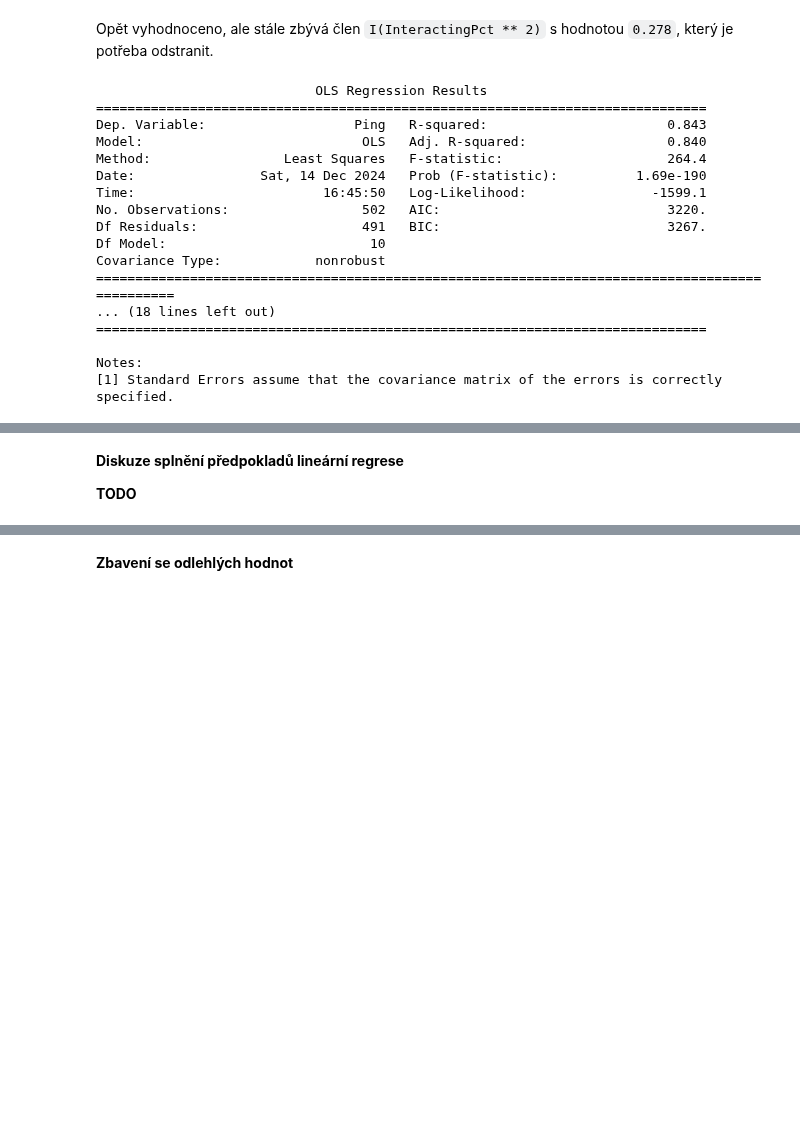
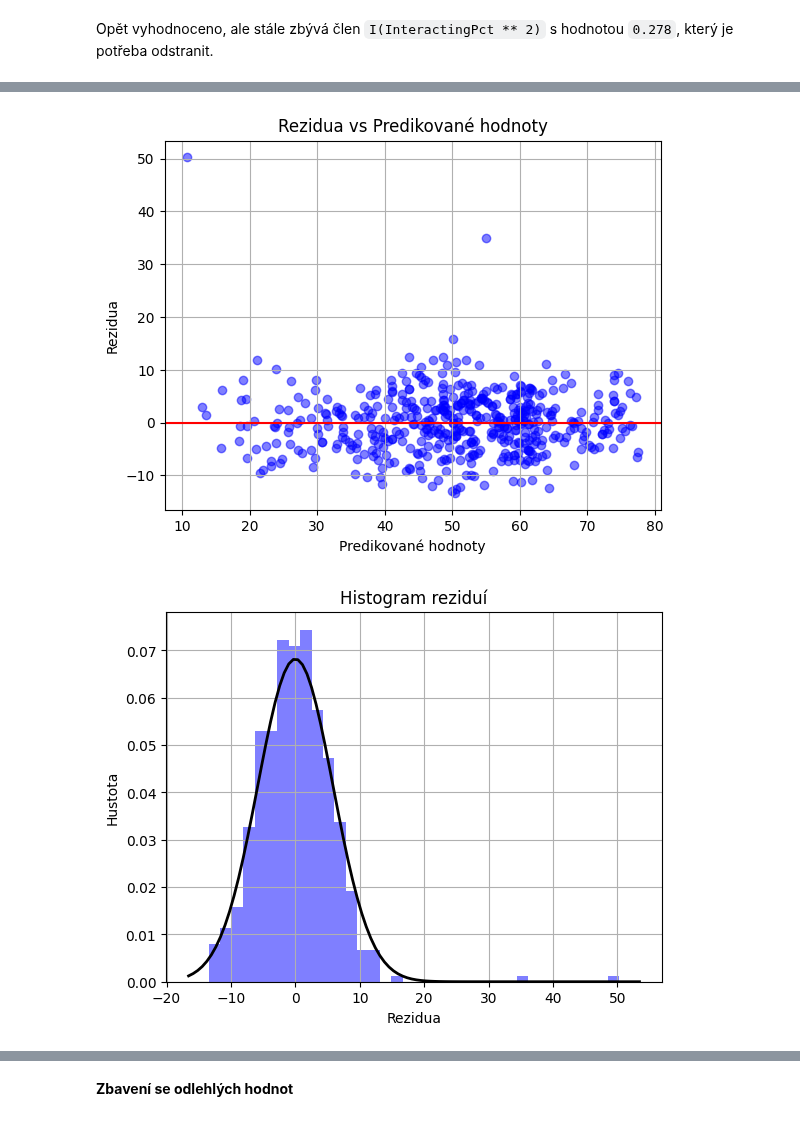
Before and after one commit to MOONYROS/VUT-MSP-projects, a Jupyter notebook: proj2/proj2.ipynb, the cells around one changed output, grey strips where cells are left out. Saved outputs shown, nothing was run; the diff lists cells and outputs as text; code cells hidden in the pictures; blank space fills up the shorter version.

```diff
--- a/proj2/proj2.ipynb
+++ b/proj2/proj2.ipynb
@@ -524,29 +525,41 @@ Notes:
 [1] Standard Errors assume that the covariance matrix of the errors is correctly specified.
 # %% [markdown]
 Opět vyhodnoceno, ale stále zbývá člen `I(InteractingPct ** 2)` s hodnotou `0.278`, který je potřeba odstranit.
-# %%
-formula = (
-    'Ping ~ ActiveUsers + InteractingPct + MacOS + Windows + iOS +'
-    'I(ActiveUsers**2) + ActiveUsers:InteractingPct + ActiveUsers:MacOS + ActiveUsers:Windows + ActiveUsers:iOS'
-)
-
-result, model = evaluate_model(df, formula)
-print(result.summary())
-# %% [output]
-                            OLS Regression Results
-==============================================================================
-Dep. Variable:                   Ping   R-squared:                       0.843
-Model:                            OLS   Adj. R-squared:                  0.840
-Method:                 Least Squares   F-statistic:                     264.4
-Date:                Sat, 14 Dec 2024   Prob (F-statistic):          1.69e-190
-Time:                        16:45:50   Log-Likelihood:                -1599.1
-No. Observations:                 502   AIC:                             3220.
-Df Residuals:                     491   BIC:                             3267.
-Df Model:                          10
-Covariance Type:            nonrobust
-===============================================================================================
-... (18 lines left out)
-==============================================================================
-
-Notes:
-[1] Standard Errors assume that the covariance matrix of the errors is correctly specified.
+# %%
+formula = (
+    'Ping ~ ActiveUsers + InteractingPct + MacOS + Windows + iOS +'
+    'I(ActiveUsers**2) + ActiveUsers:InteractingPct + ActiveUsers:MacOS + ActiveUsers:Windows + ActiveUsers:iOS'
+)
+
+result, model = evaluate_model(df, formula)
+print(result.summary())
+
+# REZIDUA VS PREDIKOVANE HODNOTY
+plt.scatter(result.fittedvalues, result.resid, alpha=0.5, color='blue')
+
+plt.axhline(y=0, color='r', linestyle='-')
+plt.grid(True)
+plt.xlabel('Predikované hodnoty')
+plt.ylabel('Rezidua')
+plt.title('Rezidua vs Predikované hodnoty')
+plt.show()
+
+# HISTOGRAM REZIDUI
+plt.hist(result.resid, bins='auto', color='blue', alpha=0.5, density=True)
+
+xmin, xmax = plt.xlim()
+x = np.linspace(xmin, xmax, 100)
+p = stats.norm.pdf(x, np.mean(result.resid), np.std(result.resid))
+plt.plot(x, p, 'k', linewidth=2)
+plt.grid(True)
+plt.title("Histogram reziduí")
+plt.xlabel("Rezidua")
+plt.ylabel("Hustota")
+plt.show()
+
+# Q-Q GRAF
+qqplot(result.resid, line='s')
+plt.title('Q-Q graf')
+plt.grid(True)
+plt.show()
+# %% [output]
@@ -552,0 +583,2 @@ Notes:
+[figure, added]
+[figure, added]
@@ -572,7 +605,3 @@ $
     24.4186 \cdot ActiveUsers + 18.3647 \cdot InteractingPct + 8.7999 \cdot MacOS + 4.1936 \cdot Windows - 5.3112 \cdot iOS -
     9.9907 \cdot ActiveUsers^2 - 15.1484 \cdot ActiveUsers \cdot InteractingPct + 6.9549 \cdot ActiveUsers \cdot MacOS - 3.6108 \cdot ActiveUsers \cdot Windows - 5.0588 \cdot ActiveUsers \cdot Windows
 $
-# %% [markdown]
-**Diskuze splnění předpokladů lineární regrese**
-
-**TODO**
```
Also changed, not shown: parts of 15 cells of this notebook.
